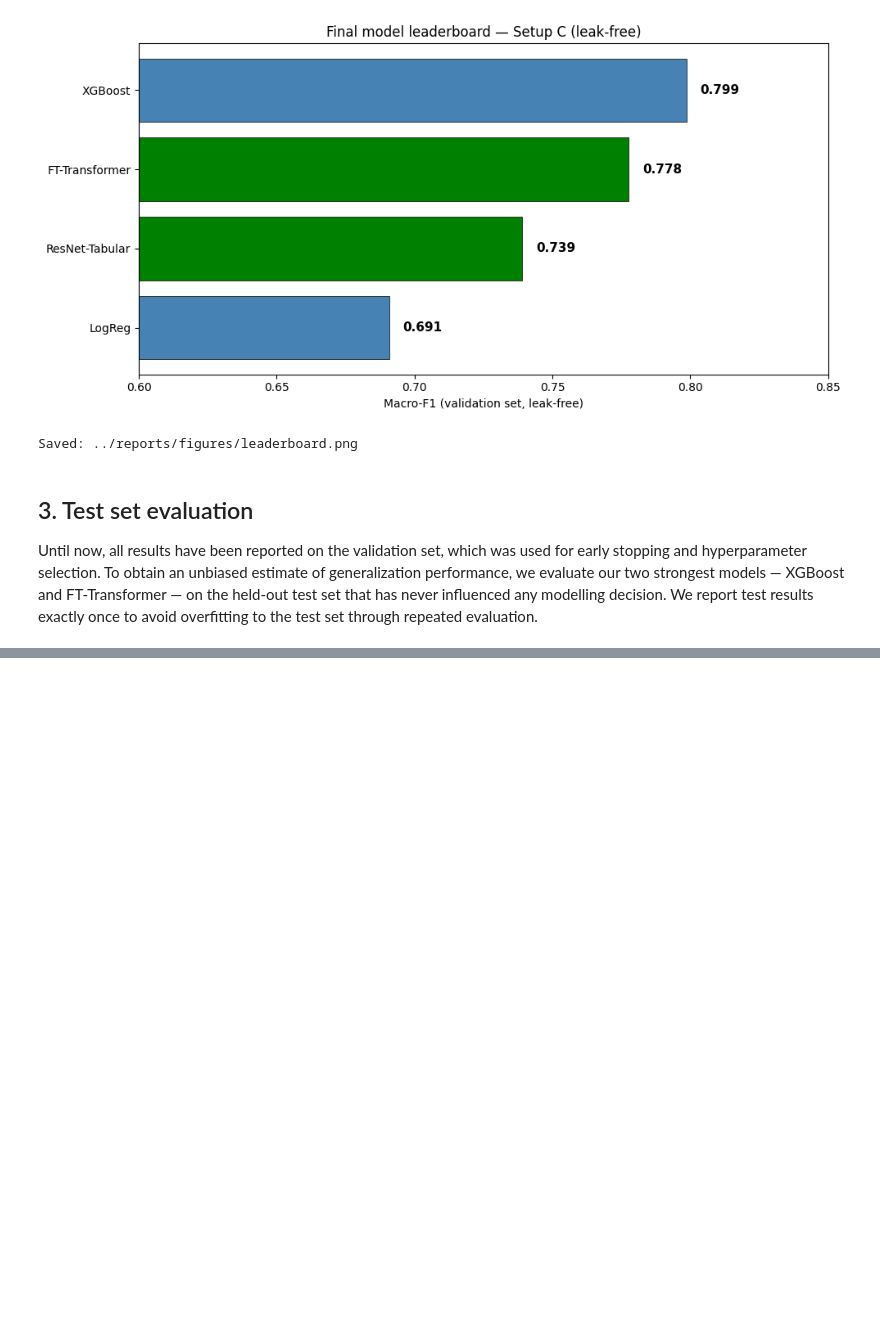
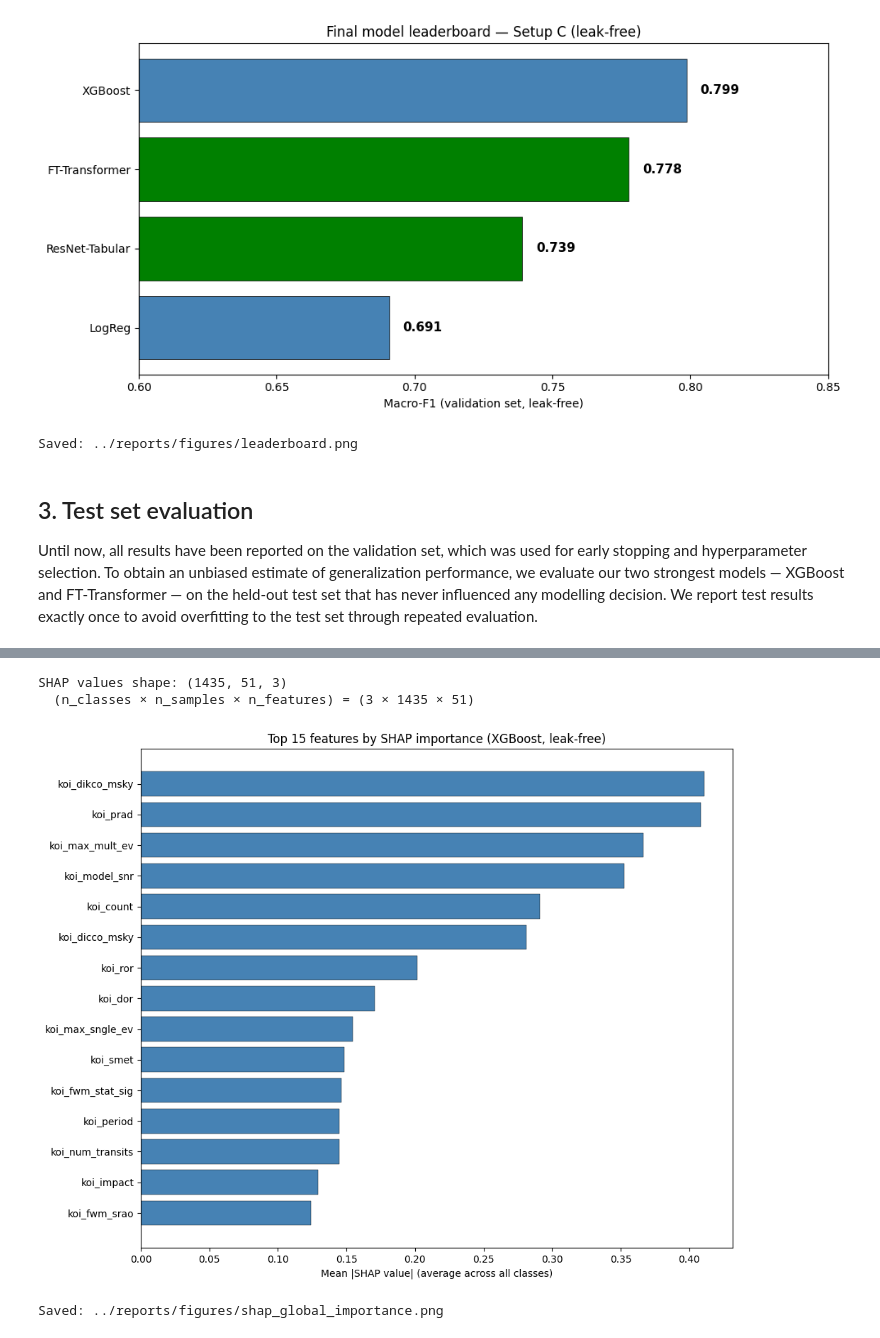
Before and after one commit to AhmedInv40/kepler-exoplanet-dl, a Jupyter notebook: notebooks/04_final_report.ipynb, the cells around one changed output, grey strips where cells are left out. Cells and saved outputs as stored; diff of their text form; code cells hidden in the pictures; blank space fills up the shorter version.

```diff
--- a/notebooks/04_final_report.ipynb
+++ b/notebooks/04_final_report.ipynb
@@ -333,0 +420,44 @@ Until now, all results have been reported on the validation set, which was used
+# %%
+# Extract the XGBoost model from the pipeline (after scaling)
+xgb_model = xgb_pipeline.named_steps["model"]
+xgb_scaler = xgb_pipeline.named_steps["scale"]
+
+# Scale test features the same way the pipeline does
+X_test_scaled = pd.DataFrame(
+    xgb_scaler.transform(X_test[features_c]),
+    columns=features_c,
+    index=X_test.index,
+)
+
+# Compute SHAP values using TreeExplainer (exact and fast for tree models)
+explainer = shap.TreeExplainer(xgb_model)
+shap_values = explainer.shap_values(X_test_scaled)
+
+print(f"SHAP values shape: {np.array(shap_values).shape}")
+print(f"  (n_classes × n_samples × n_features) = (3 × {X_test_scaled.shape[0]} × {X_test_scaled.shape[1]})")
+# %% [output]
+SHAP values shape: (1435, 51, 3)
+  (n_classes × n_samples × n_features) = (3 × 1435 × 51)
+# %%
+# SHAP summary plot — top 15 features by mean absolute SHAP value
+fig, ax = plt.subplots(figsize=(10, 8))
+
+# For multi-class, use mean absolute SHAP across all classes
+mean_abs_shap = np.abs(shap_values).mean(axis=(0, 2))  # mean over samples and classes
+top_idx = np.argsort(mean_abs_shap)[-15:]  # top 15 features
+
+top_features = [features_c[i] for i in top_idx]
+top_importance = mean_abs_shap[top_idx]
+
+ax.barh(top_features, top_importance, color="steelblue", edgecolor="black", linewidth=0.3)
+ax.set_xlabel("Mean |SHAP value| (average across all classes)")
+ax.set_title("Top 15 features by SHAP importance (XGBoost, leak-free)")
+
+plt.tight_layout()
+plt.savefig(FIGURES_PATH / "shap_global_importance.png", dpi=150, bbox_inches="tight")
+plt.show()
+
+print(f"Saved: {FIGURES_PATH / 'shap_global_importance.png'}")
+# %% [output]
+[figure, added]
+Saved: ../reports/figures/shap_global_importance.png
```
Also changed, not shown: parts of 8 cells of this notebook.
